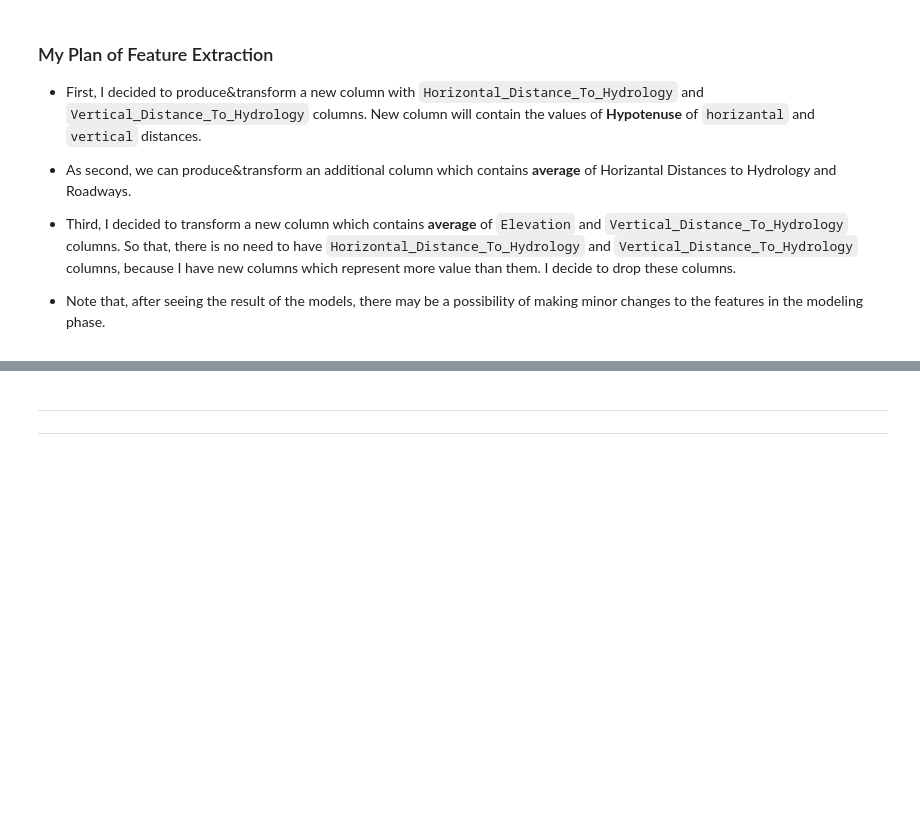
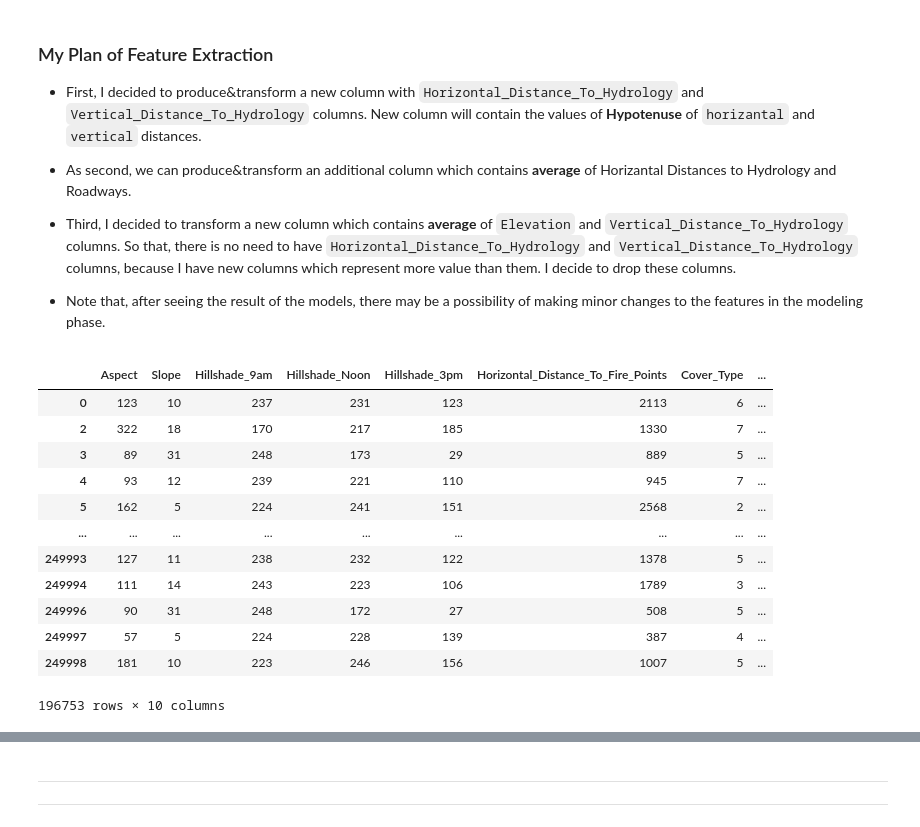
Before and after one commit to yasir5008/DS_-_ITF_Just_Working_Directory, a Jupyter notebook: ML/assignments/Tree_Types_Prediction_Classification_student.ipynb, the cells around one changed output, grey strips where cells are left out. Cells and saved outputs as stored; diff of their text form; code cells hidden in the pictures; blank space fills up the shorter version.

```diff
--- a/ML/assignments/Tree_Types_Prediction_Classification_student.ipynb
+++ b/ML/assignments/Tree_Types_Prediction_Classification_student.ipynb
@@ -323,0 +331,16 @@ df_numeric["Hypotenuse"] = np.sqrt(df_numeric["Horizontal_Distance_To_Hydrology"
+# %%
+df_numeric
+# %% [output]
+|  | Aspect | Slope | Hillshade_9am | Hillshade_Noon | Hillshade_3pm | Horizontal_Distance_To_Fire_Points | Cover_Type | ... |
+| 0 | 123 | 10 | 237 | 231 | 123 | 2113 | 6 | ... |
+| 2 | 322 | 18 | 170 | 217 | 185 | 1330 | 7 | ... |
+| 3 | 89 | 31 | 248 | 173 | 29 | 889 | 5 | ... |
+| 4 | 93 | 12 | 239 | 221 | 110 | 945 | 7 | ... |
+| 5 | 162 | 5 | 224 | 241 | 151 | 2568 | 2 | ... |
+| ... | ... | ... | ... | ... | ... | ... | ... | ... |
+| 249993 | 127 | 11 | 238 | 232 | 122 | 1378 | 5 | ... |
+| 249994 | 111 | 14 | 243 | 223 | 106 | 1789 | 3 | ... |
+| 249996 | 90 | 31 | 248 | 172 | 27 | 508 | 5 | ... |
+| 249997 | 57 | 5 | 224 | 228 | 139 | 387 | 4 | ... |
+| 249998 | 181 | 10 | 223 | 246 | 156 | 1007 | 5 | ... |
+196753 rows × 10 columns
```
Also changed, not shown: parts of 16 cells of this notebook, 1 other file.
